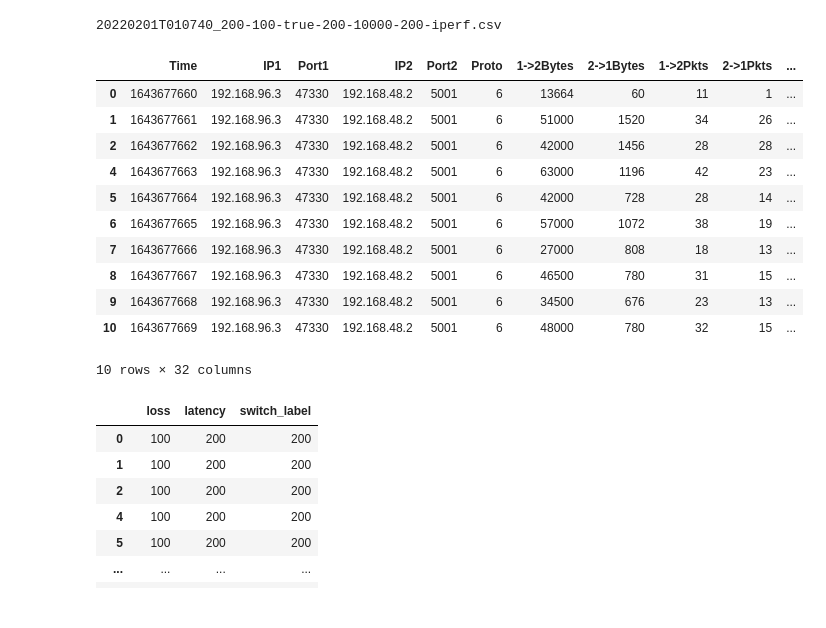
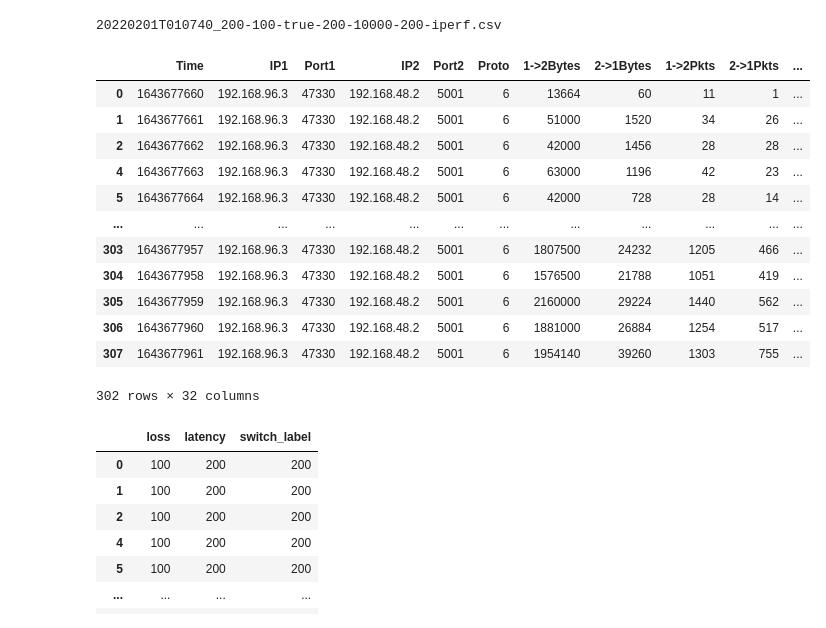
Before and after one commit to LauraDiao/Anomaly_Detectives, a Jupyter notebook: wk6.ipynb, the cells around one changed output. Saved outputs shown, nothing was run; the diff lists cells and outputs as text; code cells hidden in the pictures.

```diff
--- a/wk6.ipynb
+++ b/wk6.ipynb
@@ -35,25 +35,26 @@ from etl import *
 # %%
 dir_ = 'data/raw/train_c'
 the_csv_youre_using = listdir(dir_)[0] # gets first file you have in `data/raw/train_c` directory
 print(the_csv_youre_using)
 
 mergedtable = readfilerun_simple(os.path.join(dir_, the_csv_youre_using), dir_) # merges losslog. make sure you have losslog in the same train_c directory
 df = genfeat(mergedtable) # generates all the adjacent features we train on!
-df.head(10)
+df
 # %% [output]
 20220201T010740_200-100-true-200-10000-200-iperf.csv
 |  | Time | IP1 | Port1 | IP2 | Port2 | Proto | 1->2Bytes | 2->1Bytes | 1->2Pkts | 2->1Pkts | ... |
 | 0 | 1643677660 | 192.168.96.3 | 47330 | 192.168.48.2 | 5001 | 6 | 13664 | 60 | 11 | 1 | ... |
 | 1 | 1643677661 | 192.168.96.3 | 47330 | 192.168.48.2 | 5001 | 6 | 51000 | 1520 | 34 | 26 | ... |
 | 2 | 1643677662 | 192.168.96.3 | 47330 | 192.168.48.2 | 5001 | 6 | 42000 | 1456 | 28 | 28 | ... |
 | 4 | 1643677663 | 192.168.96.3 | 47330 | 192.168.48.2 | 5001 | 6 | 63000 | 1196 | 42 | 23 | ... |
 | 5 | 1643677664 | 192.168.96.3 | 47330 | 192.168.48.2 | 5001 | 6 | 42000 | 728 | 28 | 14 | ... |
-| 6 | 1643677665 | 192.168.96.3 | 47330 | 192.168.48.2 | 5001 | 6 | 57000 | 1072 | 38 | 19 | ... |
-| 7 | 1643677666 | 192.168.96.3 | 47330 | 192.168.48.2 | 5001 | 6 | 27000 | 808 | 18 | 13 | ... |
-| 8 | 1643677667 | 192.168.96.3 | 47330 | 192.168.48.2 | 5001 | 6 | 46500 | 780 | 31 | 15 | ... |
-| 9 | 1643677668 | 192.168.96.3 | 47330 | 192.168.48.2 | 5001 | 6 | 34500 | 676 | 23 | 13 | ... |
-| 10 | 1643677669 | 192.168.96.3 | 47330 | 192.168.48.2 | 5001 | 6 | 48000 | 780 | 32 | 15 | ... |
+| ... | ... | ... | ... | ... | ... | ... | ... | ... | ... | ... | ... |
+| 303 | 1643677957 | 192.168.96.3 | 47330 | 192.168.48.2 | 5001 | 6 | 1807500 | 24232 | 1205 | 466 | ... |
+| 304 | 1643677958 | 192.168.96.3 | 47330 | 192.168.48.2 | 5001 | 6 | 1576500 | 21788 | 1051 | 419 | ... |
+| 305 | 1643677959 | 192.168.96.3 | 47330 | 192.168.48.2 | 5001 | 6 | 2160000 | 29224 | 1440 | 562 | ... |
+| 306 | 1643677960 | 192.168.96.3 | 47330 | 192.168.48.2 | 5001 | 6 | 1881000 | 26884 | 1254 | 517 | ... |
+| 307 | 1643677961 | 192.168.96.3 | 47330 | 192.168.48.2 | 5001 | 6 | 1954140 | 39260 | 1303 | 755 | ... |
-10 rows × 32 columns
+302 rows × 32 columns
 # %%
 df[['loss', 'latency', 'switch_label']] # labels!
 # %% [output]
```
Also changed, not shown: parts of 23 cells of this notebook, 1 other file.
